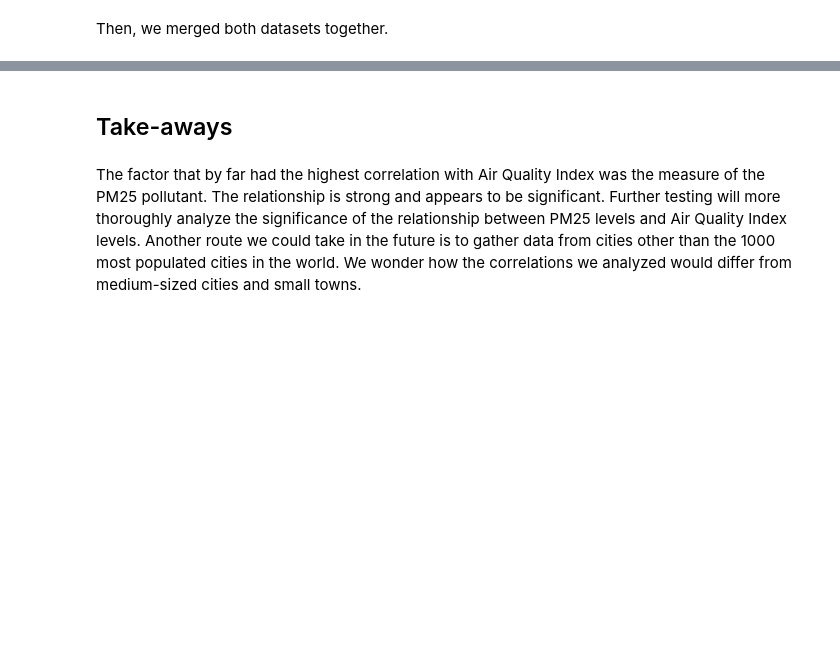
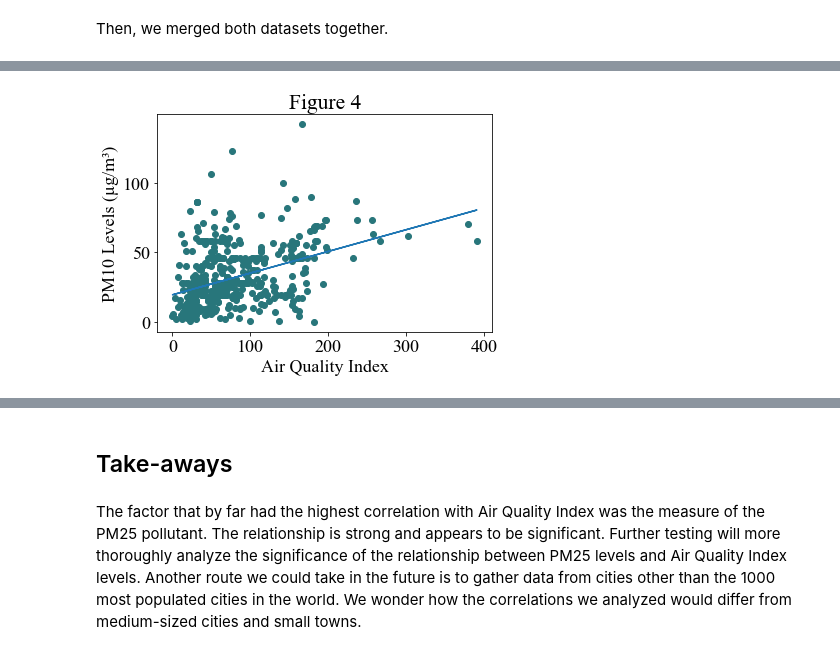
Before and after one commit to jhkaplan4050/SI330-final-project, a Jupyter notebook: presentation_notebook.ipynb, the cells around one changed output, grey strips where cells are left out. Drawn from its saved outputs; the diff is of its cells as text; code cells hidden in the pictures; blank space fills up the shorter version.

```diff
--- a/presentation_notebook.ipynb
+++ b/presentation_notebook.ipynb
@@ -125,0 +142,4 @@ time: 142 ms (started: 2021-12-04 15:42:54 -05:00)
+# %%
+functions.create_figure4(parameter_dict)
+# %% [output]
+[figure, added]
```
Also changed, not shown: parts of 20 cells of this notebook, 1 other file.
